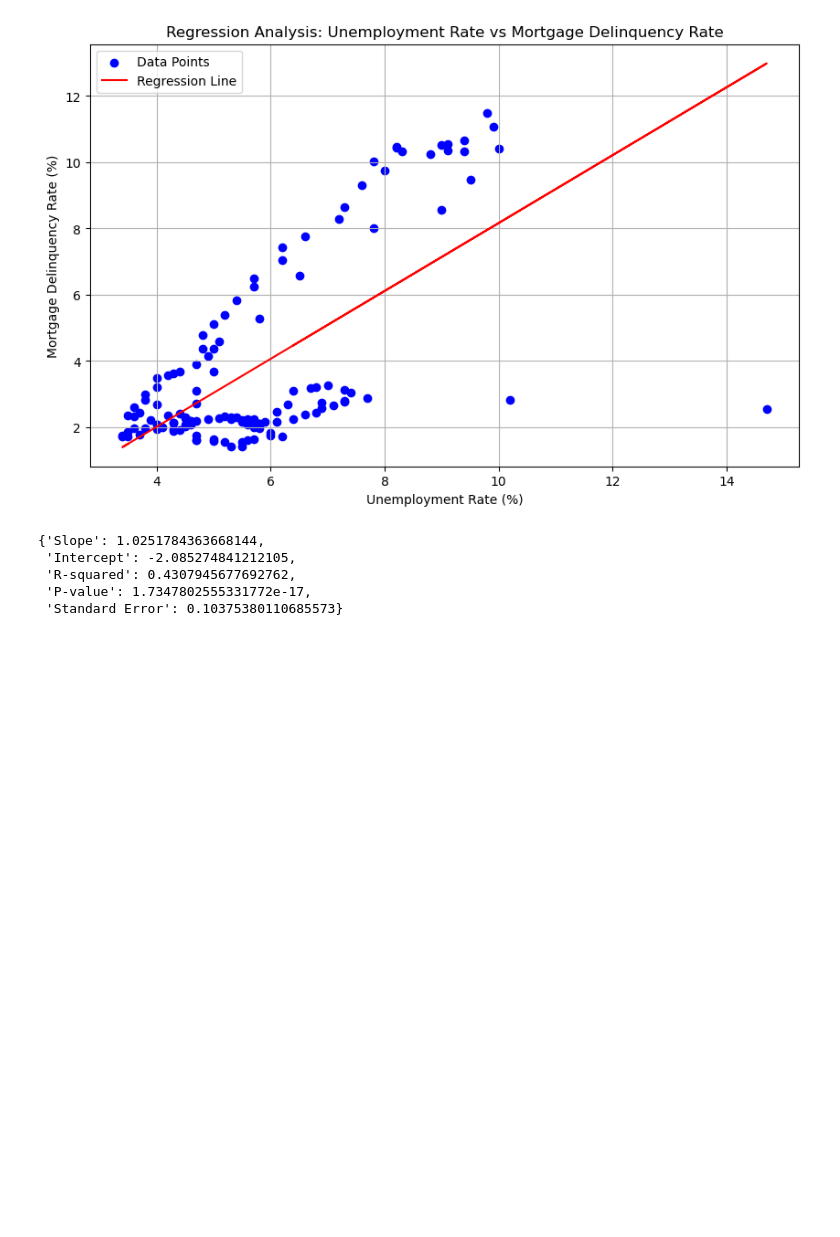
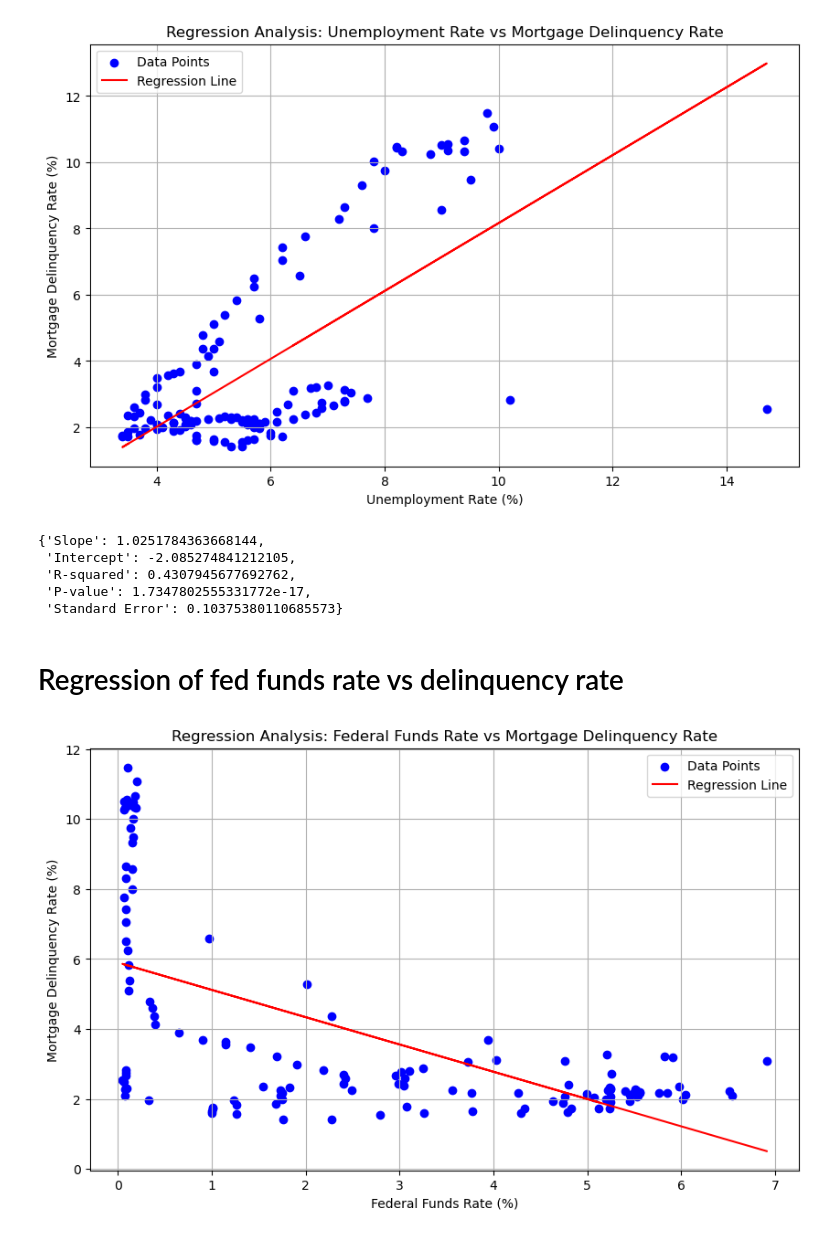
Before and after one commit to Ishicka/The-Seven, a Jupyter notebook: analysis.ipynb, the cells around one changed output. Cells and saved outputs as stored; diff of their text form; code cells hidden in the pictures; blank space fills up the shorter version.

```diff
--- a/analysis.ipynb
+++ b/analysis.ipynb
@@ -54,3 +70,38 @@ results
  'R-squared': 0.4307945677692762,
  'P-value': 1.7347802555331772e-17,
  'Standard Error': 0.10375380110685573}
+# %% [markdown]
+# Regression of fed funds rate vs delinquency rate
+# %%
+# Load datasets
+delinquency_data = pd.read_csv('DRSFRMACBS.csv')
+fed_funds_data = pd.read_csv('FEDFUNDS.csv')
+
+# Convert 'DATE' to datetime
+delinquency_data['DATE'] = pd.to_datetime(delinquency_data['DATE'])
+fed_funds_data['DATE'] = pd.to_datetime(fed_funds_data['DATE'])
+
+# Merge the datasets on 'DATE'
+merged_data_fed_funds = pd.merge(fed_funds_data, delinquency_data, on='DATE', how='inner')
+# %%
+# Extracting data for regression
+X_fed_funds = merged_data_fed_funds['FEDFUNDS'].values  # Federal Funds Rate
+y_delinquency = merged_data_fed_funds['DRSFRMACBS'].values  # Mortgage Delinquency Rate
+
+# Perform linear regression
+slope_fed, intercept_fed, r_value_fed, p_value_fed, std_err_fed = stats.linregress(X_fed_funds, y_delinquency)
+# %%
+# Plotting
+plt.figure(figsize=(10, 6))
+plt.scatter(X_fed_funds, y_delinquency, color='blue', label='Data Points')
+plt.plot(X_fed_funds, intercept_fed + slope_fed * X_fed_funds, color='red', label='Regression Line')
+
+# Adding labels and title
+plt.xlabel('Federal Funds Rate (%)')
+plt.ylabel('Mortgage Delinquency Rate (%)')
+plt.title('Regression Analysis: Federal Funds Rate vs Mortgage Delinquency Rate')
+plt.legend()
+plt.grid(True)
+plt.show()
+# %% [output]
+[figure, added]
```
Also changed, not shown: parts of 2 cells of this notebook, 1 other file.
